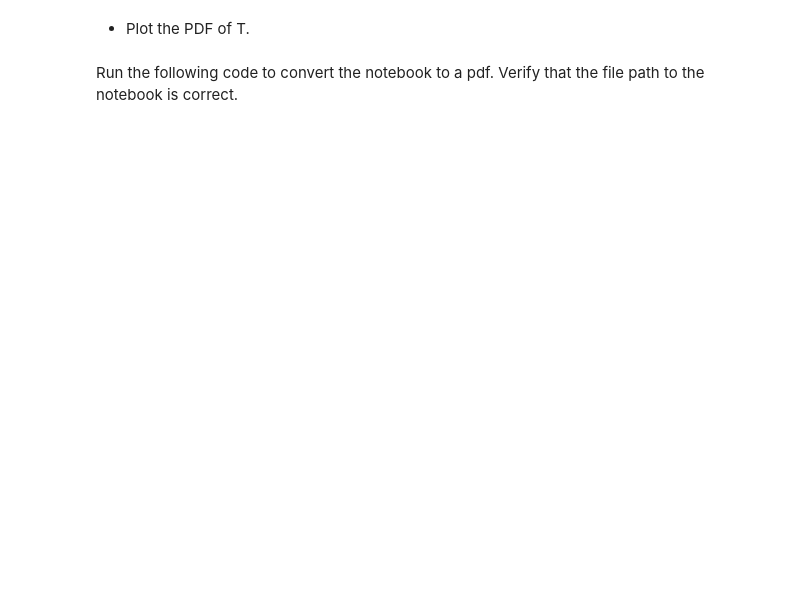
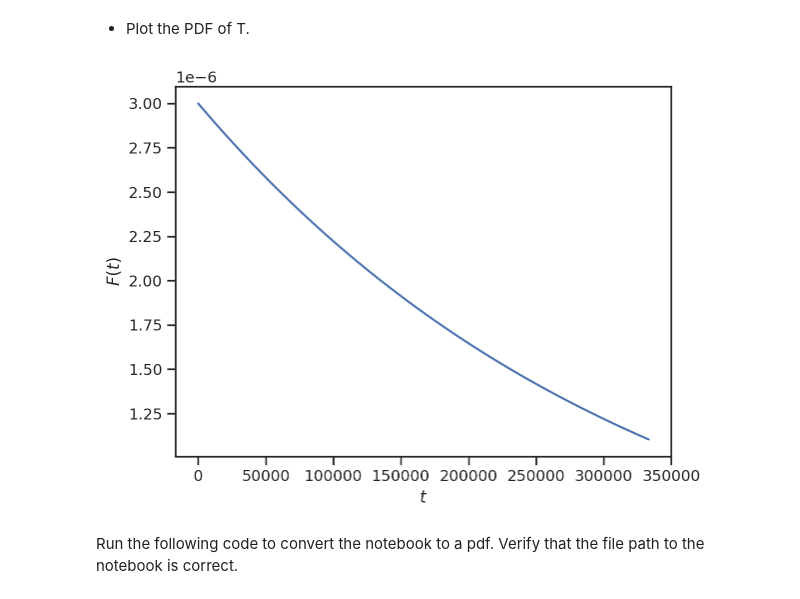
Before and after one commit to skrocket/ME239, a Jupyter notebook: lecture10/homework_10.ipynb, the cells around one changed output. Drawn from its saved outputs; the diff is of its cells as text; code cells hidden in the pictures; blank space fills up the shorter version.

```diff
--- a/lecture10/homework_10.ipynb
+++ b/lecture10/homework_10.ipynb
@@ -151,7 +168,12 @@ Hint: Remember that the units of $T$ are seconds.
 # %% [markdown]
 + Plot the PDF of T.
 # %%
-# Your code here
+fig, ax = plt.subplots()
+ax.plot(cdfT, T.pdf(cdfT))
+ax.set_xlabel('$t$')
+ax.set_ylabel('$F(t)$');
+# %% [output]
+[figure, added]
 # %% [markdown]
 Run the following code to convert the notebook to a pdf. Verify that the file path to the notebook is correct.
 # %%
```
Also changed, not shown: parts of 8 cells of this notebook.
